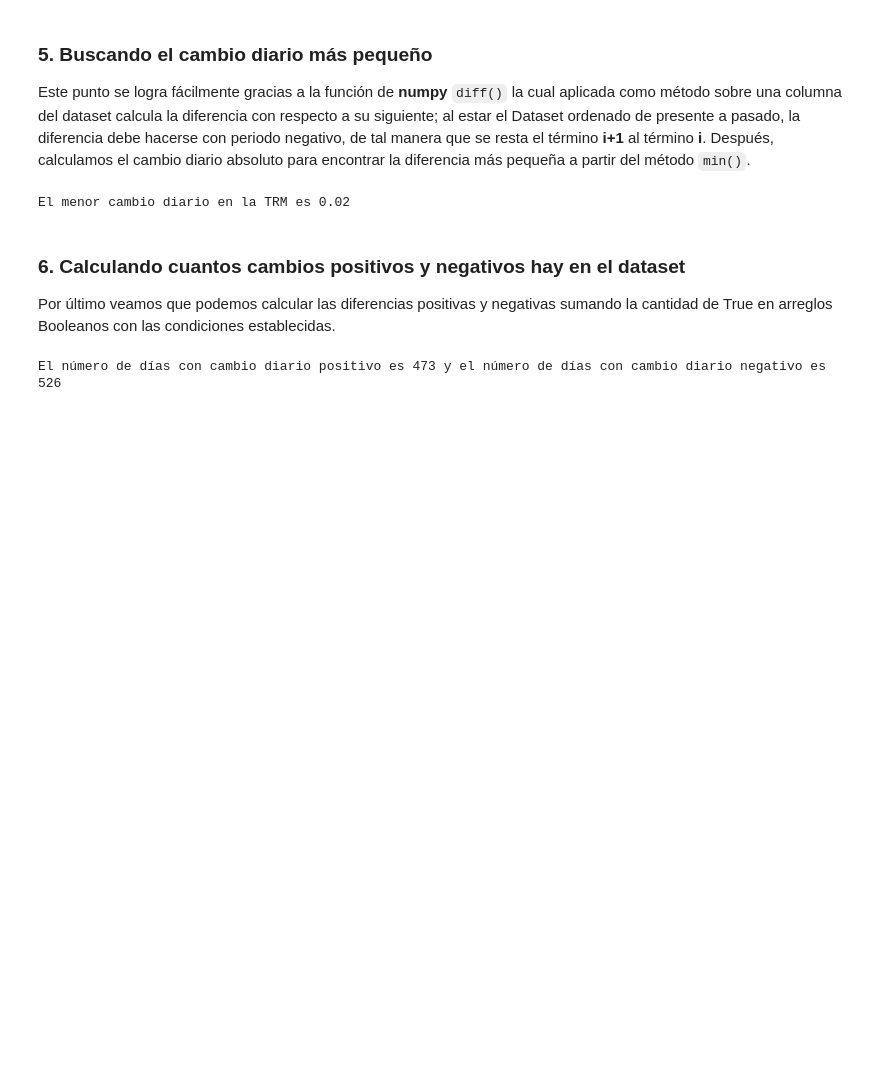
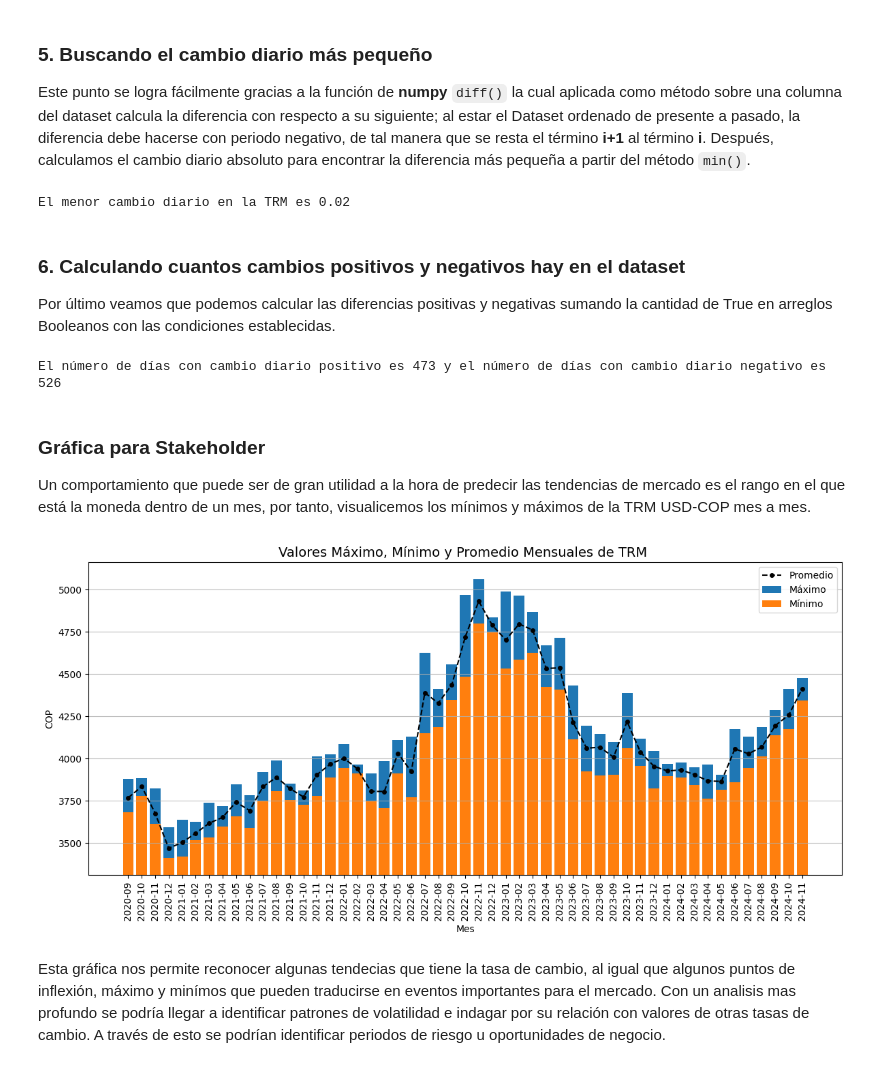
Before and after one commit to SGalvisD/TRM_USD-COP, a Jupyter notebook: src/Notebooks/Prueba_Tecnica.ipynb, the cells around one changed output. Drawn from its saved outputs; the diff is of its cells as text; code cells hidden in the pictures; blank space fills up the shorter version.

Commit message:
Agregando archivo .sql y cambios a nb

```diff
--- a/src/Notebooks/Prueba_Tecnica.ipynb
+++ b/src/Notebooks/Prueba_Tecnica.ipynb
@@ -161,10 +145,10 @@ Este punto se logra fácilmente gracias a la función de **numpy** `diff()` la c
 Después, calculamos el cambio diario absoluto para encontrar la diferencia más pequeña a partir del método `min()`.
 # %%
 # Calculando el cambio diario de la TRM
-Cambio_diario =  df['valor'].diff(periods=-1)[:-1].round(4) #Exluyendo el último valor y redondeando a 4 decimales
+df['cambio_diario'] =  df['valor'].diff(periods=-1)[:-1].round(4) #Exluyendo el último valor y redondeando a 4 decimales
 
 # Buscando el día con el menor cambio diario
-Menor_cambio_diario =  abs(Cambio_diario).min()
+Menor_cambio_diario =  abs(df['cambio_diario']).min()
 
 print(f'El menor cambio diario en la TRM es {Menor_cambio_diario}')
 # %% [output]
@@ -187,3 +171,39 @@ Num_Cambio_diario_negativo = Cambio_diario_negativo.sum()
 print(f'El número de días con cambio diario positivo es {Num_Cambio_diario_positivo} y el número de días con cambio diario negativo es {Num_Cambio_diario_negativo}')
 # %% [output]
 El número de días con cambio diario positivo es 473 y el número de días con cambio diario negativo es 526
+# %% [markdown]
+### Gráfica para Stakeholder
+
+Un comportamiento que puede ser de gran utilidad a la hora de predecir las tendencias de mercado es el rango en el que está la moneda dentro de un mes, por tanto, visualicemos los mínimos y máximos de la TRM USD-COP mes a mes.
+# %%
+# Calcular valores máximo y mínimo mensuales
+Max_Min_Mes = df.groupby(df['fecha'].dt.to_period('M'))['valor'].agg(['max', 'min']).reset_index()
+Promedio = df.groupby(df['fecha'].dt.to_period('M'))['valor'].mean().reset_index()
+
+# Crear gráfico de columnas
+fig, ax = plt.subplots(figsize=(12, 6))
+x = range(len(Max_Min_Mes))
+
+#  Creando las barras
+ax.bar(x, Max_Min_Mes['max'], label='Máximo')
+ax.bar(x, Max_Min_Mes['min'], label='Mínimo')
+
+# Creando la línea de valor promedio mensual
+ax.plot(x, Promedio['valor'], color='black', marker='o',markersize = 4, linestyle='--',label = 'Promedio')
+
+# Personalizando el gráfico
+ax.set_title('Valores Máximo, Mínimo y Promedio Mensuales de TRM ', fontsize=14)
+ax.set_xlabel('Mes',fontsize=10)
+ax.set_ylabel('COP',fontsize=10)
+ax.set_ylim(Max_Min_Mes['min'].min() - 100, Max_Min_Mes['max'].max() + 100)  # Acercamiento
+ax.set_xticks(x)
+ax.set_xticklabels(Max_Min_Mes['fecha'].astype(str), rotation=90)
+ax.legend()
+ax.grid(axis='y', alpha=0.8)
+
+plt.tight_layout()
+plt.show()
+# %% [output]
+[figure, added]
+# %% [markdown]
+Esta gráfica nos permite reconocer algunas tendecias que tiene la tasa de cambio, al igual que algunos puntos de inflexión, máximo y minímos que pueden traducirse en eventos importantes para el mercado. Con un analisis mas profundo se podría llegar a identificar patrones de volatilidad e indagar por su relación con valores de otras tasas de cambio. A través de esto se podrían identificar periodos de riesgo u oportunidades de negocio.
```
Also changed, not shown: parts of 4 cells of this notebook, 4 other files.
